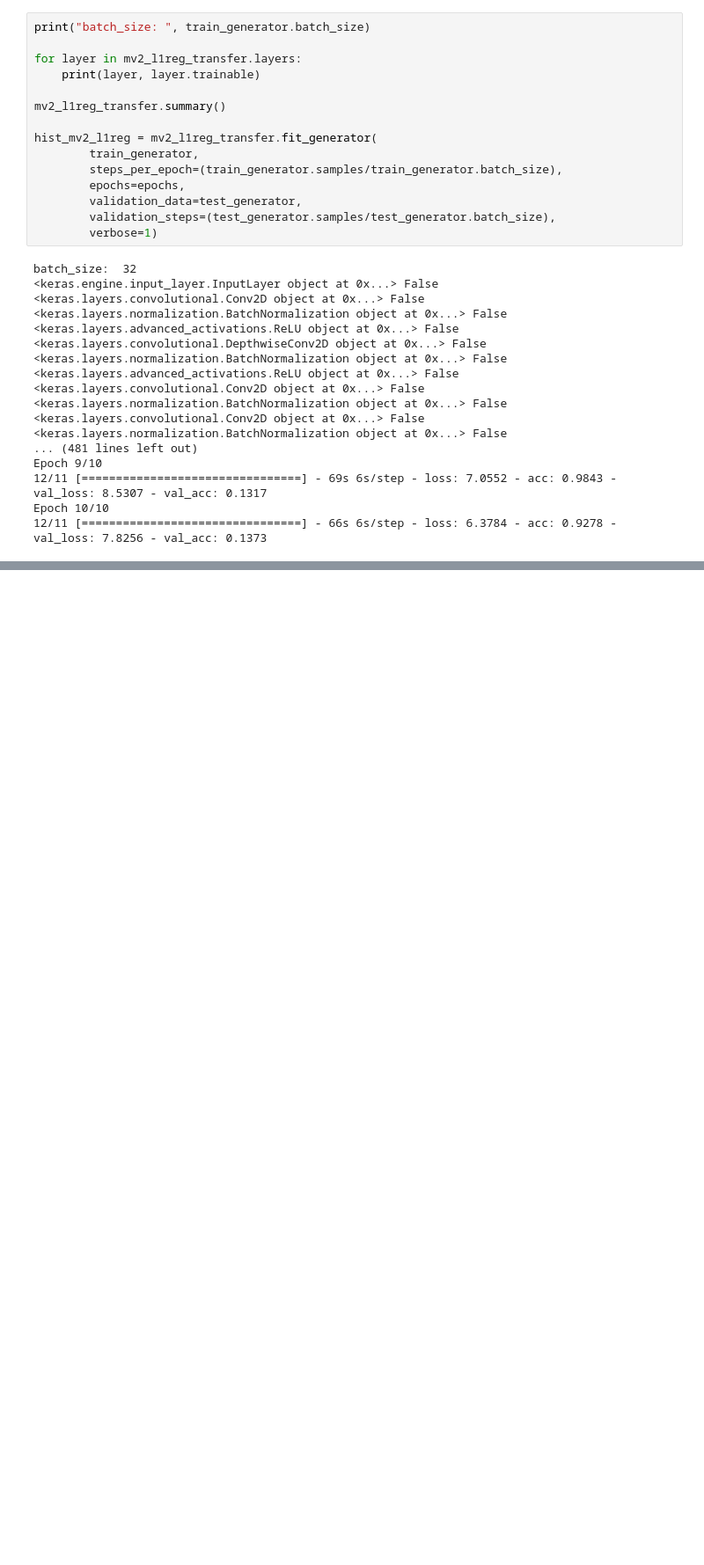
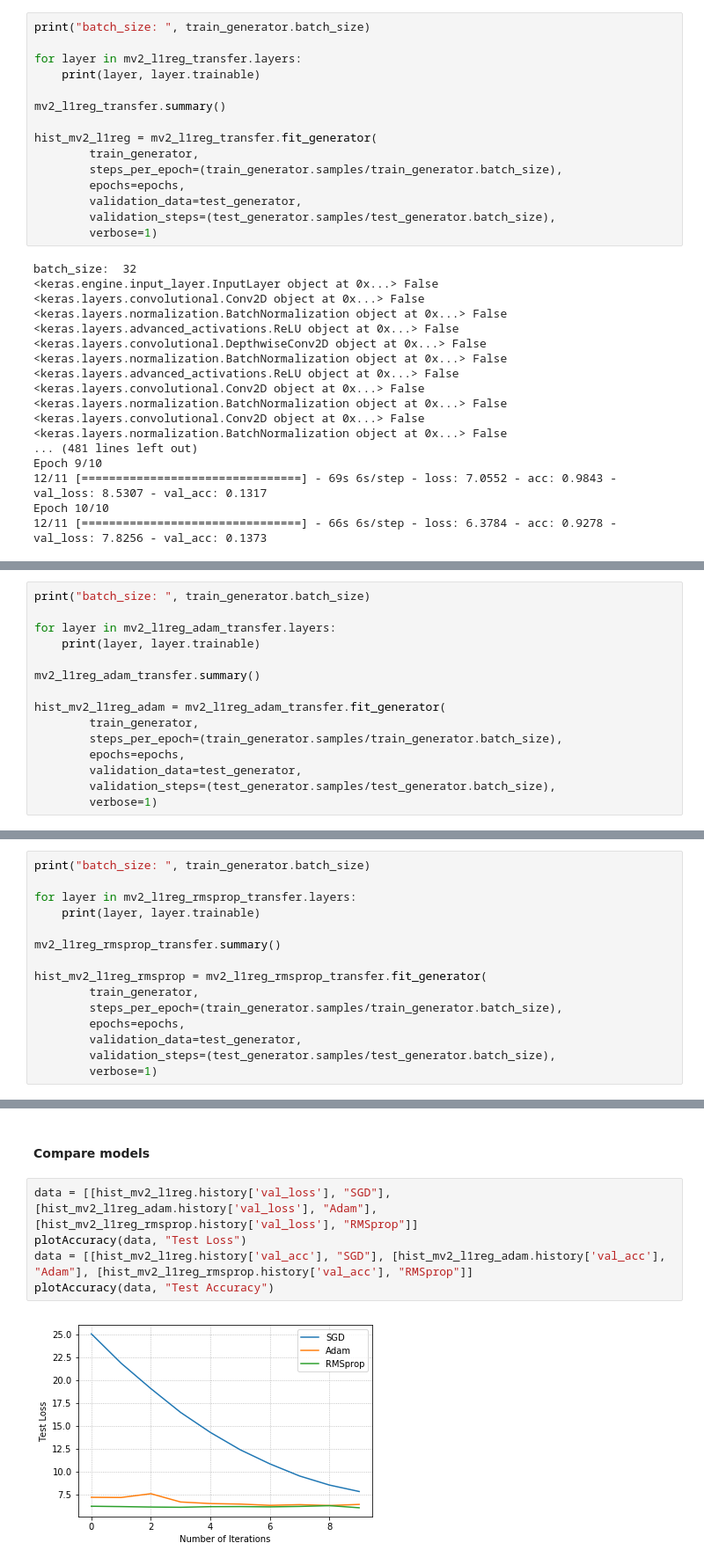
Before and after one commit to sofa13/csi5139_a3, a Jupyter notebook: MobileNetV2.ipynb, the cells around one changed output, grey strips where cells are left out. Shown at 88% size. Saved outputs shown, nothing was run; the diff lists cells and outputs as text; blank space fills up the shorter version.

```diff
--- a/MobileNetV2.ipynb
+++ b/MobileNetV2.ipynb
@@ -374,0 +395,15 @@ Epoch 10/10
+# %%
+print("batch_size: ", train_generator.batch_size)
+
+for layer in mv2_l1reg_adam_transfer.layers:
+    print(layer, layer.trainable)
+
+mv2_l1reg_adam_transfer.summary()
+
+hist_mv2_l1reg_adam = mv2_l1reg_adam_transfer.fit_generator(
+        train_generator,
+        steps_per_epoch=(train_generator.samples/train_generator.batch_size),
+        epochs=epochs,
+        validation_data=test_generator,
+        validation_steps=(test_generator.samples/test_generator.batch_size),
+        verbose=1)
@@ -374,0 +430,15 @@ Epoch 10/10
+# %%
+print("batch_size: ", train_generator.batch_size)
+
+for layer in mv2_l1reg_rmsprop_transfer.layers:
+    print(layer, layer.trainable)
+
+mv2_l1reg_rmsprop_transfer.summary()
+
+hist_mv2_l1reg_rmsprop = mv2_l1reg_rmsprop_transfer.fit_generator(
+        train_generator,
+        steps_per_epoch=(train_generator.samples/train_generator.batch_size),
+        epochs=epochs,
+        validation_data=test_generator,
+        validation_steps=(test_generator.samples/test_generator.batch_size),
+        verbose=1)
@@ -374,0 +463,9 @@ Epoch 10/10
+# %% [markdown]
+#### Compare models
+# %%
+data = [[hist_mv2_l1reg.history['val_loss'], "SGD"], [hist_mv2_l1reg_adam.history['val_loss'], "Adam"], [hist_mv2_l1reg_rmsprop.history['val_loss'], "RMSprop"]]
+plotAccuracy(data, "Test Loss")
+data = [[hist_mv2_l1reg.history['val_acc'], "SGD"], [hist_mv2_l1reg_adam.history['val_acc'], "Adam"], [hist_mv2_l1reg_rmsprop.history['val_acc'], "RMSprop"]]
+plotAccuracy(data, "Test Accuracy")
+# %% [output]
+[figure, added]
```
Also changed, not shown: parts of 27 cells of this notebook.
